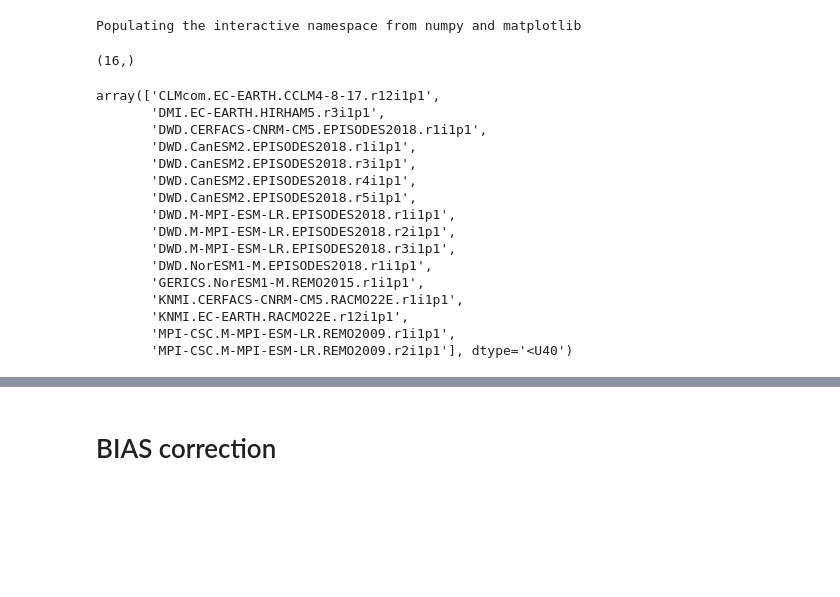
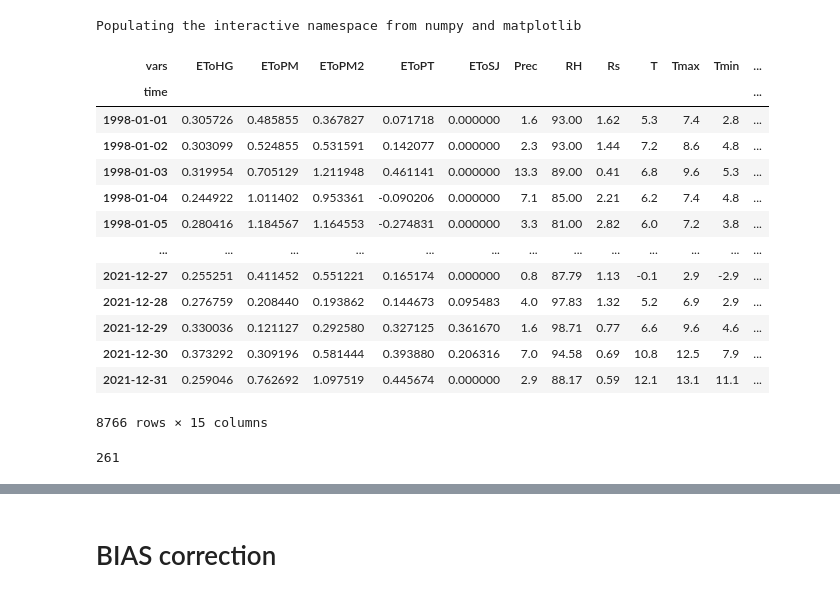
Before and after one commit to jonaslenz/RUINSapp, a Jupyter notebook: Climate_cleaner.ipynb, the cells around one changed output, grey strips where cells are left out. Drawn from its saved outputs; the diff is of its cells as text; code cells hidden in the pictures; blank space fills up the shorter version.

```diff
--- a/Climate_cleaner.ipynb
+++ b/Climate_cleaner.ipynb
@@ -31,0 +30,22 @@ weather = xr.load_dataset('data/weather.nc')
+# %%
+# load weather data for bias correction
+weather = xr.load_dataset('C:/Users/Jonas Lenz/Desktop/RUINS/data/hydropaper/input/emden.nc')
+
+stat = '__xarray_dataarray_variable__'
+w1 = weather[stat].to_dataframe().reset_index(level=[1]).pivot(columns='vars',values=stat)
+w1
+# %% [output]
+| vars | EToHG | EToPM | EToPM2 | EToPT | EToSJ | Prec | RH | Rs | T | Tmax | Tmin | ... |
+| time |  |  |  |  |  |  |  |  |  |  |  | ... |
+| 1998-01-01 | 0.305726 | 0.485855 | 0.367827 | 0.071718 | 0.000000 | 1.6 | 93.00 | 1.62 | 5.3 | 7.4 | 2.8 | ... |
+| 1998-01-02 | 0.303099 | 0.524855 | 0.531591 | 0.142077 | 0.000000 | 2.3 | 93.00 | 1.44 | 7.2 | 8.6 | 4.8 | ... |
+| 1998-01-03 | 0.319954 | 0.705129 | 1.211948 | 0.461141 | 0.000000 | 13.3 | 89.00 | 0.41 | 6.8 | 9.6 | 5.3 | ... |
+| 1998-01-04 | 0.244922 | 1.011402 | 0.953361 | -0.090206 | 0.000000 | 7.1 | 85.00 | 2.21 | 6.2 | 7.4 | 4.8 | ... |
+| 1998-01-05 | 0.280416 | 1.184567 | 1.164553 | -0.274831 | 0.000000 | 3.3 | 81.00 | 2.82 | 6.0 | 7.2 | 3.8 | ... |
+| ... | ... | ... | ... | ... | ... | ... | ... | ... | ... | ... | ... | ... |
+| 2021-12-27 | 0.255251 | 0.411452 | 0.551221 | 0.165174 | 0.000000 | 0.8 | 87.79 | 1.13 | -0.1 | 2.9 | -2.9 | ... |
+| 2021-12-28 | 0.276759 | 0.208440 | 0.193862 | 0.144673 | 0.095483 | 4.0 | 97.83 | 1.32 | 5.2 | 6.9 | 2.9 | ... |
+| 2021-12-29 | 0.330036 | 0.121127 | 0.292580 | 0.327125 | 0.361670 | 1.6 | 98.71 | 0.77 | 6.6 | 9.6 | 4.6 | ... |
+| 2021-12-30 | 0.373292 | 0.309196 | 0.581444 | 0.393880 | 0.206316 | 7.0 | 94.58 | 0.69 | 10.8 | 12.5 | 7.9 | ... |
+| 2021-12-31 | 0.259046 | 0.762692 | 1.097519 | 0.445674 | 0.000000 | 2.9 | 88.17 | 0.59 | 12.1 | 13.1 | 11.1 | ... |
+8766 rows × 15 columns
@@ -32,3 +55,6 @@ weather = xr.load_dataset('data/weather.nc')
 # %%
 #keys = list(climate.keys())
 keys = [s for s in list(climate.keys()) if 'HadGEM2-ES' not in s] #remove all entries of HadGEM2-ES (6 entries) - as done in RUINSapp.py
+len(keys)
+# %% [output]
+261
@@ -45,31 +60,0 @@ filtered_85 = sort(np.array(keys)[np.array(kes_bool)])
-# %%
-# select only models/initial + boundary conditions which are present in all RCPs
-included_all = []
-
-for x in filtered_26:
-    model = x.replace(".rcp26","")
-    included_45 = any(pd.Series(filtered_45).str.contains(model))
-    included_85 = any(pd.Series(filtered_45).str.contains(model))
-    if all([included_45, included_85]):
-        included_all = np.append(included_all, model)
-#print(model)
-print(included_all.shape)
-included_all
-# %% [output]
-(16,)
-array(['CLMcom.EC-EARTH.CCLM4-8-17.r12i1p1',
-       'DMI.EC-EARTH.HIRHAM5.r3i1p1',
-       'DWD.CERFACS-CNRM-CM5.EPISODES2018.r1i1p1',
-       'DWD.CanESM2.EPISODES2018.r1i1p1',
-       'DWD.CanESM2.EPISODES2018.r3i1p1',
-       'DWD.CanESM2.EPISODES2018.r4i1p1',
-       'DWD.CanESM2.EPISODES2018.r5i1p1',
-       'DWD.M-MPI-ESM-LR.EPISODES2018.r1i1p1',
-       'DWD.M-MPI-ESM-LR.EPISODES2018.r2i1p1',
-       'DWD.M-MPI-ESM-LR.EPISODES2018.r3i1p1',
-       'DWD.NorESM1-M.EPISODES2018.r1i1p1',
-       'GERICS.NorESM1-M.REMO2015.r1i1p1',
-       'KNMI.CERFACS-CNRM-CM5.RACMO22E.r1i1p1',
-       'KNMI.EC-EARTH.RACMO22E.r12i1p1',
-       'MPI-CSC.M-MPI-ESM-LR.REMO2009.r1i1p1',
-       'MPI-CSC.M-MPI-ESM-LR.REMO2009.r2i1p1'], dtype='<U40')
```
Also changed, not shown: parts of 21 cells of this notebook.
